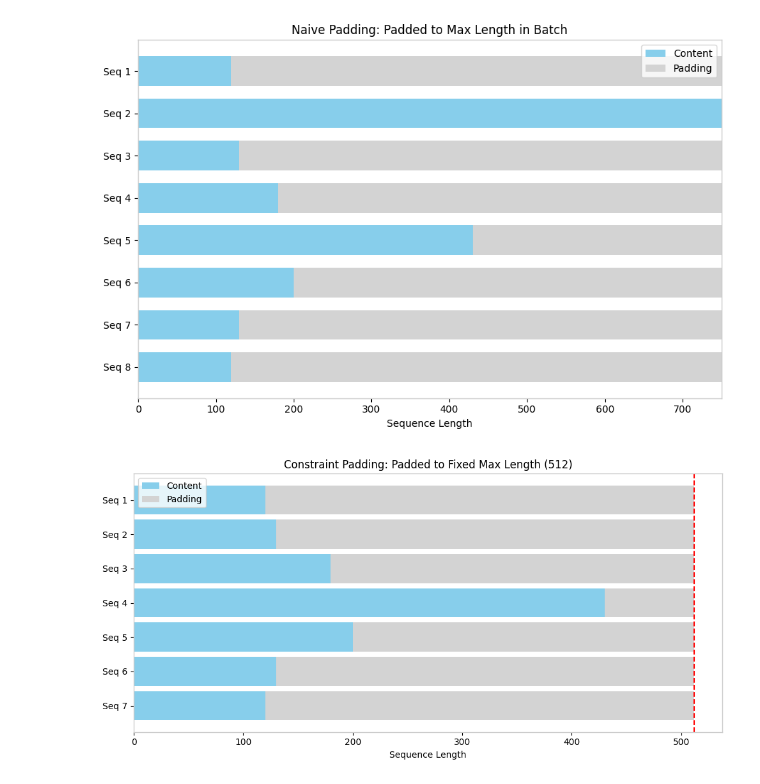
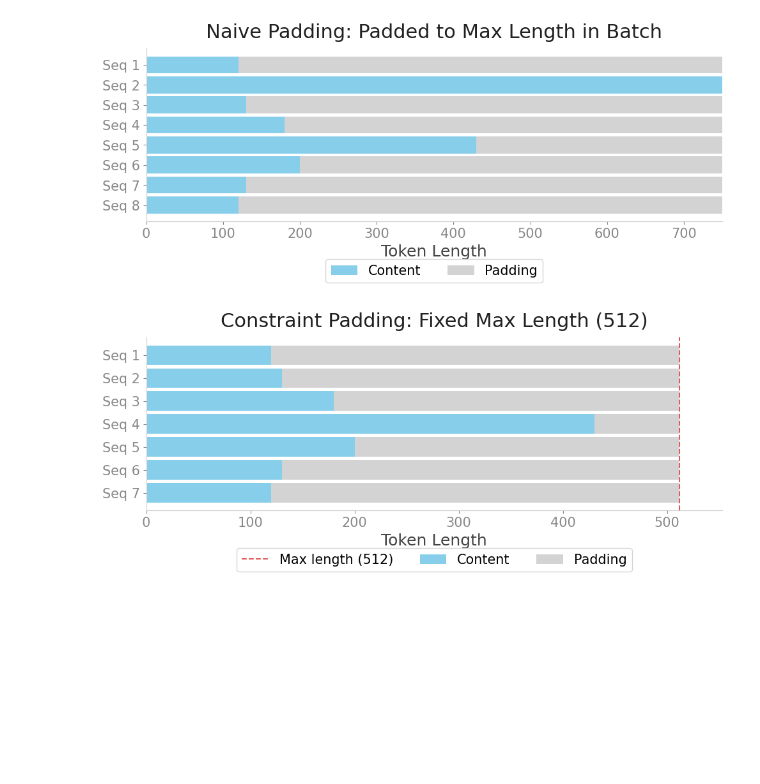
Before and after one commit to vlm-book/notebooks, a Jupyter notebook: chapter_3_padding_vizualisations.ipynb, the cells around one changed output. Saved outputs shown, nothing was run; the diff lists cells and outputs as text; code cells hidden in the pictures; blank space fills up the shorter version.

```diff
--- a/chapter_3_padding_vizualisations.ipynb
+++ b/chapter_3_padding_vizualisations.ipynb
@@ -1,71 +74,61 @@
 # %%
-import matplotlib.pyplot as plt
-import numpy as np
-
-# Sequence content lengths (eyeballed from your plot)
 content_lengths = [120, 750, 130, 180, 430, 200, 130, 120]
 max_len = max(content_lengths)
 labels = [f"Seq {i+1}" for i in range(len(content_lengths))]
 
-fig, ax = plt.subplots(figsize=(9, 6))
-
+fig, ax = plt.subplots(figsize=FIGSIZE)
 y = np.arange(len(content_lengths))
 
-# Plot padding first (full bars), then content on top
-ax.barh(y, content_lengths, color="#87ceeb", label="Content", height=0.7)
-ax.barh(y, [max_len - c for c in content_lengths], left=content_lengths, color="#d3d3d3", label="Padding", height=0.7)
+ax.barh(y, content_lengths, color=CONTENT_COLOR, label="Content", height=BAR_HEIGHT)
+ax.barh(y, [max_len - c for c in content_lengths], left=content_lengths,
+        color=PADDING_COLOR, label="Padding", height=BAR_HEIGHT)
 
 ax.set_yticks(y)
-ax.set_yticklabels(labels)
-ax.set_xlabel("Sequence Length")
-ax.set_title("Naive Padding: Padded to Max Length in Batch")
-ax.legend(loc="upper right")
+ax.set_yticklabels(labels, fontsize=TICK_FS)
+ax.set_xlabel("Token Length", fontsize=LABEL_FS)
+ax.set_title("Naive Padding: Padded to Max Length in Batch", fontsize=TITLE_FS, pad=12)
+ax.tick_params(axis="x", labelsize=TICK_FS)
+ax.legend(fontsize=TICK_FS, loc="upper center", bbox_to_anchor=(0.5, -0.18),
+          ncol=2, framealpha=0.8, edgecolor="#cccccc")
 ax.invert_yaxis()
-
-for spine in ax.spines.values():
-    spine.set_visible(True)
-    spine.set_color("#cccccc")
-    spine.set_linewidth(1)
+_style_bar_ax(ax)
 
 plt.tight_layout()
 plt.savefig("naive_padding.png", dpi=300, bbox_inches="tight")
+plt.show()
 # %% [output]
-[figure, old version]
+[figure, new version]
 # %%
-import matplotlib.pyplot as plt
-import numpy as np
-
 content_lengths = [120, 130, 180, 430, 200, 130, 120]
 max_len = 512
 labels = [f"Seq {i+1}" for i in range(len(content_lengths))]
 
-fig, ax = plt.subplots(figsize=(10, 5))
+fig, ax = plt.subplots(figsize=FIGSIZE)
 y = np.arange(len(content_lengths))
 
-# Content bars
-ax.barh(y, content_lengths, color="#87ceeb", label="Content", height=0.85)
+ax.barh(y, content_lengths, color=CONTENT_COLOR, label="Content", height=BAR_HEIGHT)
+padding = [max(0, max_len - c) for c in content_lengths]
+ax.barh(y, padding, left=[min(c, max_len) for c in content_lengths],
+        color=PADDING_COLOR, label="Padding", height=BAR_HEIGHT)
+ax.axvline(x=max_len, color=ACCENT_COLOR, linestyle="--", linewidth=1.5,
+           label=f"Max length ({max_len})")
 
-# Padding bars (only where content < max_len)
-padding = [max(0, max_len - c) for c in content_lengths]
-ax.barh(y, padding, left=[min(c, max_len) for c in content_lengths], color="#d3d3d3", label="Padding", height=0.85)
-
-# Red dashed line at the fixed max length
-ax.axvline(x=max_len, color="red", linestyle="--", linewidth=1.5)
+# Extend x-axis so the red line is clearly inside the plot
+ax.set_xlim(0, max_len * 1.08)
 
 ax.set_yticks(y)
-ax.set_yticklabels(labels)
-ax.set_xlabel("Sequence Length")
-ax.set_title(f"Constraint Padding: Padded to Fixed Max Length ({max_len})")
-ax.legend(loc="upper left")
+ax.set_yticklabels(labels, fontsize=TICK_FS)
+ax.set_xlabel("Token Length", fontsize=LABEL_FS)
+ax.set_title(f"Constraint Padding: Fixed Max Length ({max_len})", fontsize=TITLE_FS, pad=12)
+ax.tick_params(axis="x", labelsize=TICK_FS)
+ax.legend(fontsize=TICK_FS, loc="upper center", bbox_to_anchor=(0.5, -0.18),
+          ncol=3, framealpha=0.8, edgecolor="#cccccc")
 ax.invert_yaxis()
-
-for spine in ax.spines.values():
-    spine.set_visible(True)
-    spine.set_color("#cccccc")
-    spine.set_linewidth(1)
+_style_bar_ax(ax)
 
 plt.tight_layout()
 plt.savefig("constraint_padding.png", dpi=300, bbox_inches="tight")
+plt.show()
 # %% [output]
-[figure, old version]
+[figure, new version]
 # %%
```
Also changed, not shown: parts of 4 cells of this notebook.
